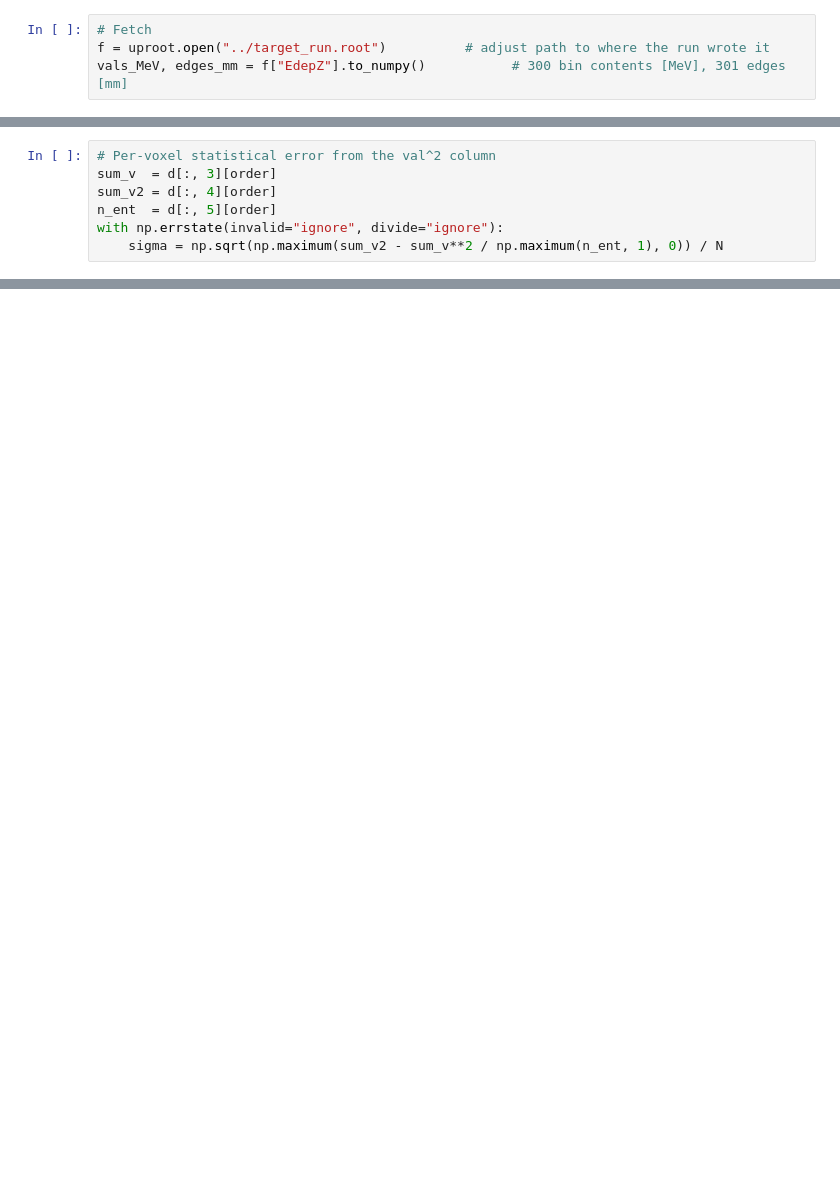
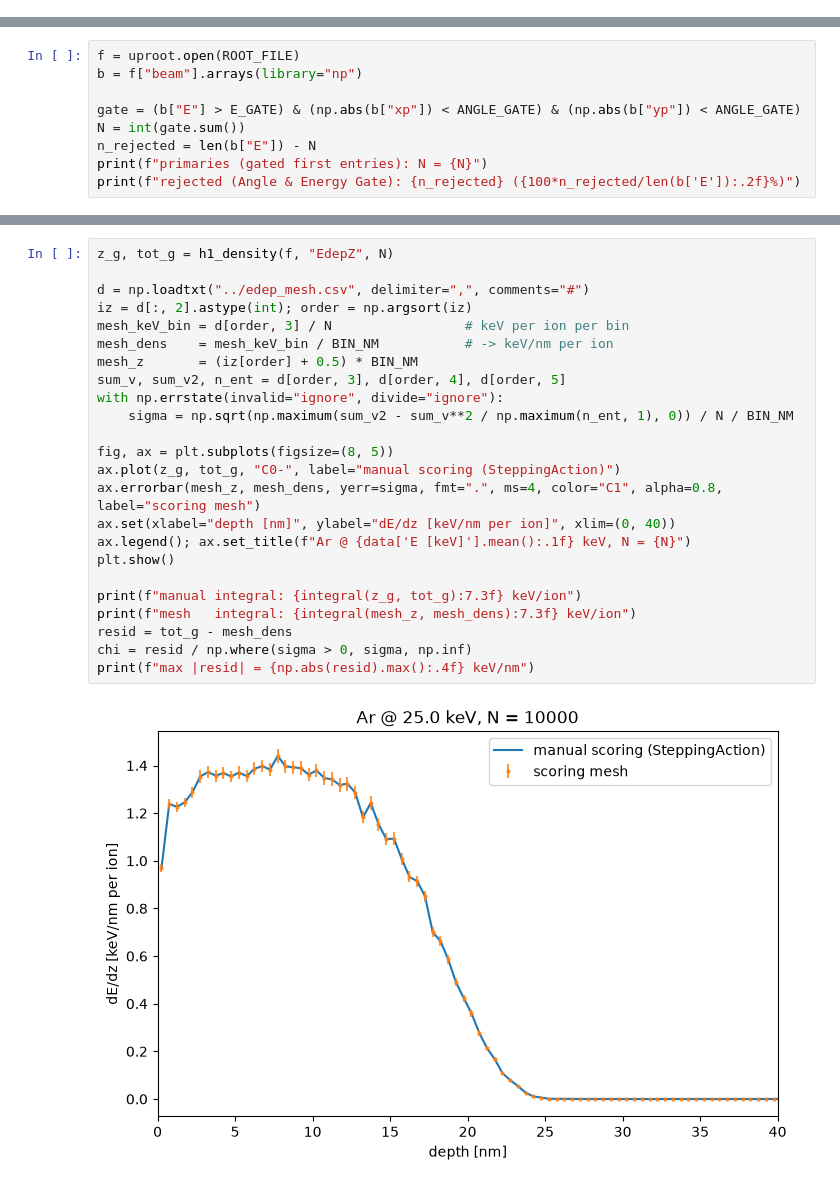
Before and after one commit to Abdul-Nosirrom/KACST_AmorphousCarbonStudy_Geant4, a Jupyter notebook: analysis/edep_analysis.ipynb, the cells around one changed output, grey strips where cells are left out. Drawn from its saved outputs; the diff is of its cells as text; blank space fills up the shorter version.

```diff
--- a/analysis/edep_analysis.ipynb
+++ b/analysis/edep_analysis.ipynb
@@ -35,4 +0,0 @@ Fetch root file generated from manual scoring within carbon volume via the analy
-# %%
-# Fetch
-f = uproot.open("../target_run.root")          # adjust path to where the run wrote it
-vals_MeV, edges_mm = f["EdepZ"].to_numpy()           # 300 bin contents [MeV], 301 edges [mm]
@@ -56,7 +0,0 @@ mesh_z   = (depth + 0.5) * 0.5                       # voxel centers in nm (0.5
-# %%
-# Per-voxel statistical error from the val^2 column
-sum_v  = d[:, 3][order]
-sum_v2 = d[:, 4][order]
-n_ent  = d[:, 5][order]
-with np.errstate(invalid="ignore", divide="ignore"):
-    sigma = np.sqrt(np.maximum(sum_v2 - sum_v**2 / np.maximum(n_ent, 1), 0)) / N
@@ -283,0 +84,9 @@ Geant4 total integral: 24.140 keV/ion
+# %%
+f = uproot.open(ROOT_FILE)
+b = f["beam"].arrays(library="np")
+
+gate = (b["E"] > E_GATE) & (np.abs(b["xp"]) < ANGLE_GATE) & (np.abs(b["yp"]) < ANGLE_GATE)
+N = int(gate.sum())
+n_rejected = len(b["E"]) - N
+print(f"primaries (gated first entries): N = {N}")
+print(f"rejected (Angle & Energy Gate): {n_rejected} ({100*n_rejected/len(b['E']):.2f}%)")
@@ -283,0 +147,26 @@ Geant4 total integral: 24.140 keV/ion
+# %%
+z_g, tot_g = h1_density(f, "EdepZ", N)
+
+d = np.loadtxt("../edep_mesh.csv", delimiter=",", comments="#")
+iz = d[:, 2].astype(int); order = np.argsort(iz)
+mesh_keV_bin = d[order, 3] / N                 # keV per ion per bin
+mesh_dens    = mesh_keV_bin / BIN_NM           # -> keV/nm per ion
+mesh_z       = (iz[order] + 0.5) * BIN_NM
+sum_v, sum_v2, n_ent = d[order, 3], d[order, 4], d[order, 5]
+with np.errstate(invalid="ignore", divide="ignore"):
+    sigma = np.sqrt(np.maximum(sum_v2 - sum_v**2 / np.maximum(n_ent, 1), 0)) / N / BIN_NM
+
+fig, ax = plt.subplots(figsize=(8, 5))
+ax.plot(z_g, tot_g, "C0-", label="manual scoring (SteppingAction)")
+ax.errorbar(mesh_z, mesh_dens, yerr=sigma, fmt=".", ms=4, color="C1", alpha=0.8, label="scoring mesh")
+ax.set(xlabel="depth [nm]", ylabel="dE/dz [keV/nm per ion]", xlim=(0, 40))
+ax.legend(); ax.set_title(f"Ar @ {data['E [keV]'].mean():.1f} keV, N = {N}")
+plt.show()
+
+print(f"manual integral: {integral(z_g, tot_g):7.3f} keV/ion")
+print(f"mesh   integral: {integral(mesh_z, mesh_dens):7.3f} keV/ion")
+resid = tot_g - mesh_dens
+chi = resid / np.where(sigma > 0, sigma, np.inf)
+print(f"max |resid| = {np.abs(resid).max():.4f} keV/nm")
+# %% [output]
+[figure, added]
```
Also changed, not shown: parts of 43 cells of this notebook, 6 other files.
